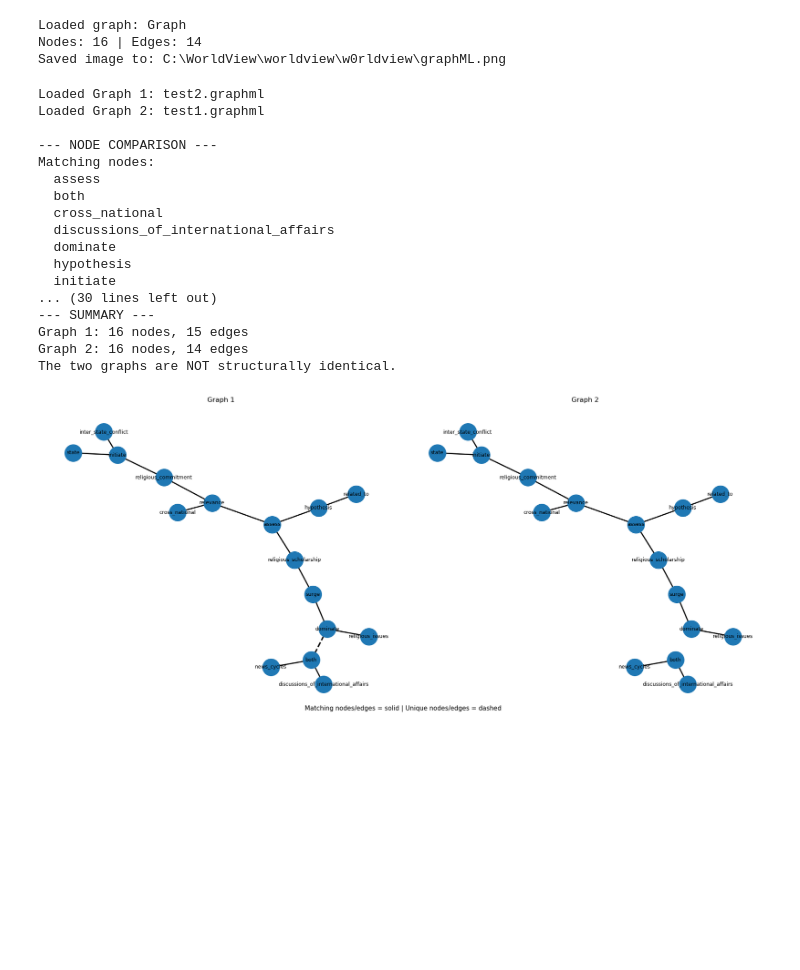
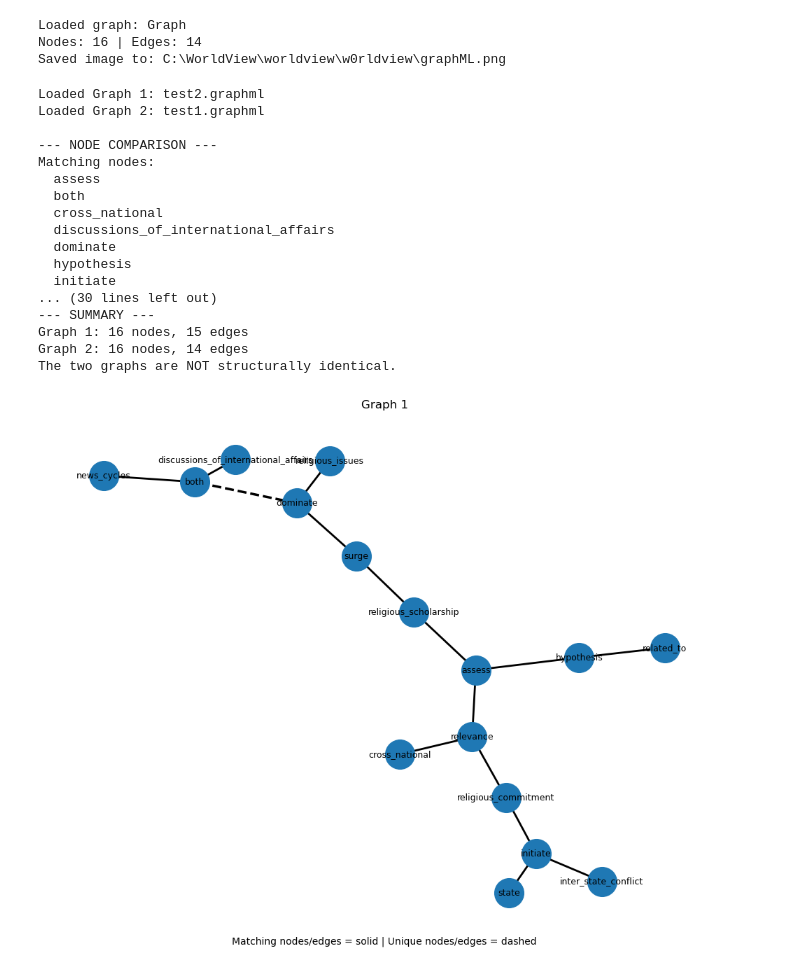
Before and after one commit to npellegri/w0rldview, a Jupyter notebook: graphML_graphing_&_comparison.ipynb, the cells around one changed output. Cells and saved outputs as stored; diff of their text form; code cells hidden in the pictures; blank space fills up the shorter version.

Commit message:
updated comparison graphing

```diff
--- a/graphML_graphing_&_comparison.ipynb
+++ b/graphML_graphing_&_comparison.ipynb
@@ -210,83 +210,78 @@ def compare_graphml_files(file1, file2):
         print("The two graphs are NOT structurally identical.")
 
     # Visual comparison
-    # Create a union graph so both plots use same node layout
-    union_graph = nx.Graph()
-    union_graph.add_nodes_from(nodes1 | nodes2)
-    union_graph.add_edges_from(edges1 | edges2)
+    # Match layout: compute positions from Graph1 and map them to Graph2
+    pos1 = nx.spring_layout(G1, seed=42)
+    # Initialize pos2 with pos1 so shared nodes keep the same positions
+    pos2_init = pos1.copy()
+    # Keep nodes from G1 fixed, compute positions for remaining nodes in G2
+    fixed_nodes = list(pos1.keys())
+    pos2 = nx.spring_layout(G2, pos=pos2_init, fixed=fixed_nodes, seed=42)
 
-    pos = nx.spring_layout(union_graph, seed=42)
-
-    fig, axes = plt.subplots(1, 2, figsize=(18, 8))
-
-    # -------- Graph 1 --------
-    ax1 = axes[0]
-    ax1.set_title("Graph 1")
-
+    # -------- Graph 1 (separate figure) --------
+    plt.figure(figsize=(10, 8))
     g1_match_nodes = list(matching_nodes)
     g1_unique_nodes = list(nodes_only_in_G1)
 
     g1_match_edges = list(matching_edges)
     g1_unique_edges = list(edges_only_in_G1)
 
-    nx.draw_networkx_edges(G1, pos, edgelist=g1_match_edges, width=2, ax=ax1)
-    nx.draw_networkx_edges(G1, pos, edgelist=g1_unique_edges, width=2.5, style="dashed", ax=ax1)
+    nx.draw_networkx_edges(G1, pos1, edgelist=g1_match_edges, width=2)
+    nx.draw_networkx_edges(G1, pos1, edgelist=g1_unique_edges, width=2.5, style="dashed")
 
-    nx.draw_networkx_nodes(G1, pos, nodelist=g1_match_nodes, node_size=900, ax=ax1)
-    nx.draw_networkx_nodes(G1, pos, nodelist=g1_unique_nodes, node_size=900, ax=ax1)
+    nx.draw_networkx_nodes(G1, pos1, nodelist=g1_match_nodes, node_size=900)
+    nx.draw_networkx_nodes(G1, pos1, nodelist=g1_unique_nodes, node_size=900)
 
-    nx.draw_networkx_labels(G1, pos, font_size=9, ax=ax1)
-    ax1.axis("off")
+    nx.draw_networkx_labels(G1, pos1, font_size=9)
+    plt.title("Graph 1")
+    plt.axis("off")
+    plt.figtext(0.5, 0.01, "Matching nodes/edges = solid | Unique nodes/edges = dashed", ha="center", fontsize=10)
+    plt.tight_layout()
+    plt.show()
 
-    # -------- Graph 2 --------
-    ax2 = axes[1]
-    ax2.set_title("Graph 2")
-
+    # -------- Graph 2 (separate figure) --------
+    plt.figure(figsize=(10, 8))
     g2_match_nodes = list(matching_nodes)
     g2_unique_nodes = list(nodes_only_in_G2)
 
     g2_match_edges = list(matching_edges)
     g2_unique_edges = list(edges_only_in_G2)
 
-    nx.draw_networkx_edges(G2, pos, edgelist=g2_match_edges, width=2, ax=ax2)
-    nx.draw_networkx_edges(G2, pos, edgelist=g2_unique_edges, width=2.5, style="dashed", ax=ax2)
+    nx.draw_networkx_edges(G2, pos2, edgelist=g2_match_edges, width=2)
+    nx.draw_networkx_edges(G2, pos2, edgelist=g2_unique_edges, width=2.5, style="dashed")
 
-    nx.draw_networkx_nodes(G2, pos, nodelist=g2_match_nodes, node_size=900, ax=ax2)
-    nx.draw_networkx_nodes(G2, pos, nodelist=g2_unique_nodes, node_size=900, ax=ax2)
+    nx.draw_networkx_nodes(G2, pos2, nodelist=g2_match_nodes, node_size=900)
+    nx.draw_networkx_nodes(G2, pos2, nodelist=g2_unique_nodes, node_size=900)
 
-    nx.draw_networkx_labels(G2, pos, font_size=9, ax=ax2)
-    ax2.axis("off")
-
-    # Manual legend text
-    fig.text(0.5, 0.02,
-             "Matching nodes/edges = solid | Unique nodes/edges = dashed",
-             ha="center", fontsize=11)
-
+    nx.draw_networkx_labels(G2, pos2, font_size=9)
+    plt.title("Graph 2")
+    plt.axis("off")
+    plt.figtext(0.5, 0.01, "Matching nodes/edges = solid | Unique nodes/edges = dashed", ha="center", fontsize=10)
     plt.tight_layout()
     plt.show()
 
 
 # GraphML file paths
-file1 = "/Users/nickpellegri/Documents/Github/w0rldview/test2.graphml"  # Mac & Windows
-file2 = "/Users/nickpellegri/Documents/Github/w0rldview/test1.graphml"  # Mac & Windows
+file1 = r"C:\WorldView\worldview\w0rldview\test2.graphml"  # Mac & Windows
+file2 = r"C:\WorldView\worldview\w0rldview\test1.graphml"  # Mac & Windows
 
 compare_graphml_files(file1, file2)
 # %% [output]
 Loaded Graph 1: test2.graphml
 Loaded Graph 2: test1.graphml
 
 --- NODE COMPARISON ---
 Matching nodes:
   assess
   both
   cross_national
   discussions_of_international_affairs
   dominate
   hypothesis
   initiate
 ... (30 lines left out)
 --- SUMMARY ---
 Graph 1: 16 nodes, 15 edges
 Graph 2: 16 nodes, 14 edges
 The two graphs are NOT structurally identical.
-[figure, old version]
+[figure, new version]
```
Also changed, not shown: parts of 1 cell of this notebook.
